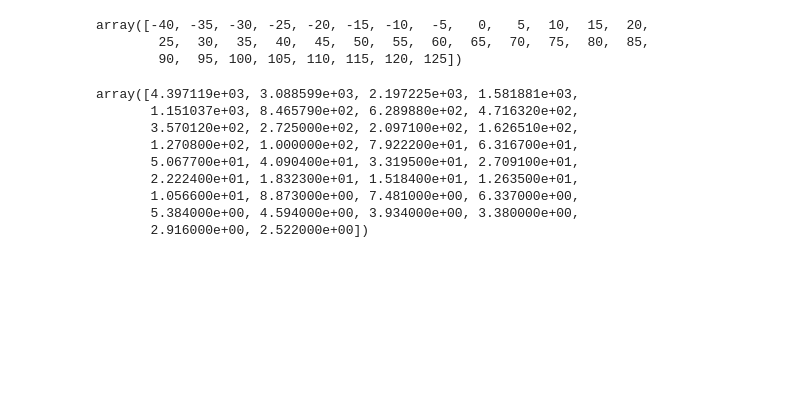
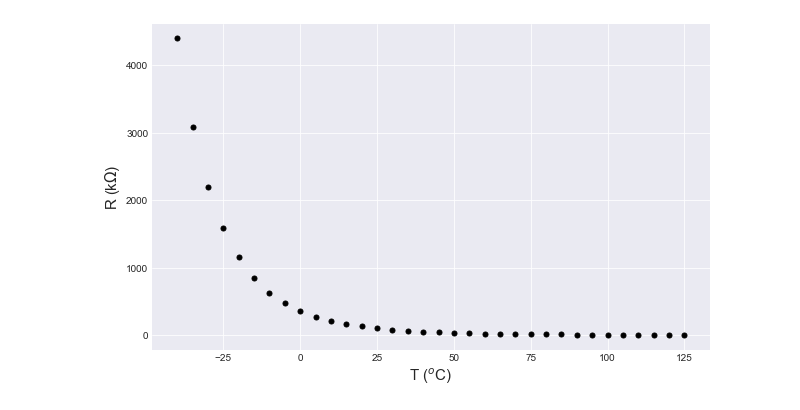
Before and after one commit to jianshengfeng/TLOTE, a Jupyter notebook: Thermistor WF104.ipynb, the cells around one changed output. Cells and saved outputs as stored; diff of their text form; code cells hidden in the pictures; blank space fills up the shorter version.

```diff
--- a/Thermistor WF104.ipynb
+++ b/Thermistor WF104.ipynb
@@ -22,21 +23,13 @@ Rref_list = [4397.119,3088.599,2197.225,1581.881,1151.037,846.579,628.988,471.63
              18.323,15.184,12.635,10.566,8.873,7.481,6.337,5.384,4.594,3.934,3.380,2.916,2.522]
 # NumPy array of resistance as a function of temperature
 Rref_arr = np.array( Rref_list )
-# %%
-Tref_arr
-# %% [output]
-array([-40, -35, -30, -25, -20, -15, -10,  -5,   0,   5,  10,  15,  20,
-        25,  30,  35,  40,  45,  50,  55,  60,  65,  70,  75,  80,  85,
-        90,  95, 100, 105, 110, 115, 120, 125])
-# %%
-Rref_arr
-# %% [output]
-array([4.397119e+03, 3.088599e+03, 2.197225e+03, 1.581881e+03,
-       1.151037e+03, 8.465790e+02, 6.289880e+02, 4.716320e+02,
-       3.570120e+02, 2.725000e+02, 2.097100e+02, 1.626510e+02,
-       1.270800e+02, 1.000000e+02, 7.922200e+01, 6.316700e+01,
-       5.067700e+01, 4.090400e+01, 3.319500e+01, 2.709100e+01,
-       2.222400e+01, 1.832300e+01, 1.518400e+01, 1.263500e+01,
-       1.056600e+01, 8.873000e+00, 7.481000e+00, 6.337000e+00,
-       5.384000e+00, 4.594000e+00, 3.934000e+00, 3.380000e+00,
-       2.916000e+00, 2.522000e+00])
+# %%
+# First, plot the temperature response of the thermistor
+
+pp.figure( figsize=(10,6) )
+pp.plot( Tref_arr, Rref_arr, 'ko', ms=5 )
+pp.ylabel(r"R (k$\Omega$)", size=15)
+pp.xlabel(r"T ($^o$C)", size=15)
+pp.show()
+# %% [output]
+[figure, added]
```
Also changed, not shown: parts of 14 cells of this notebook.
